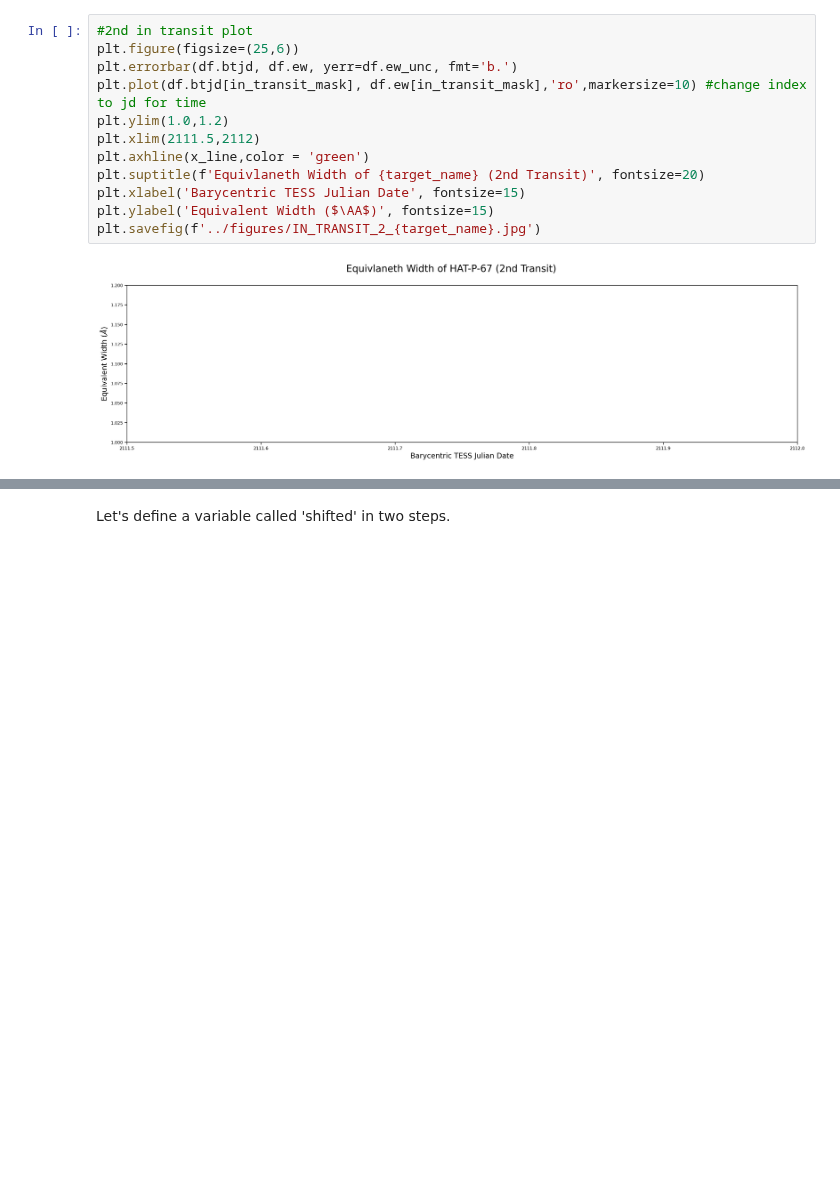
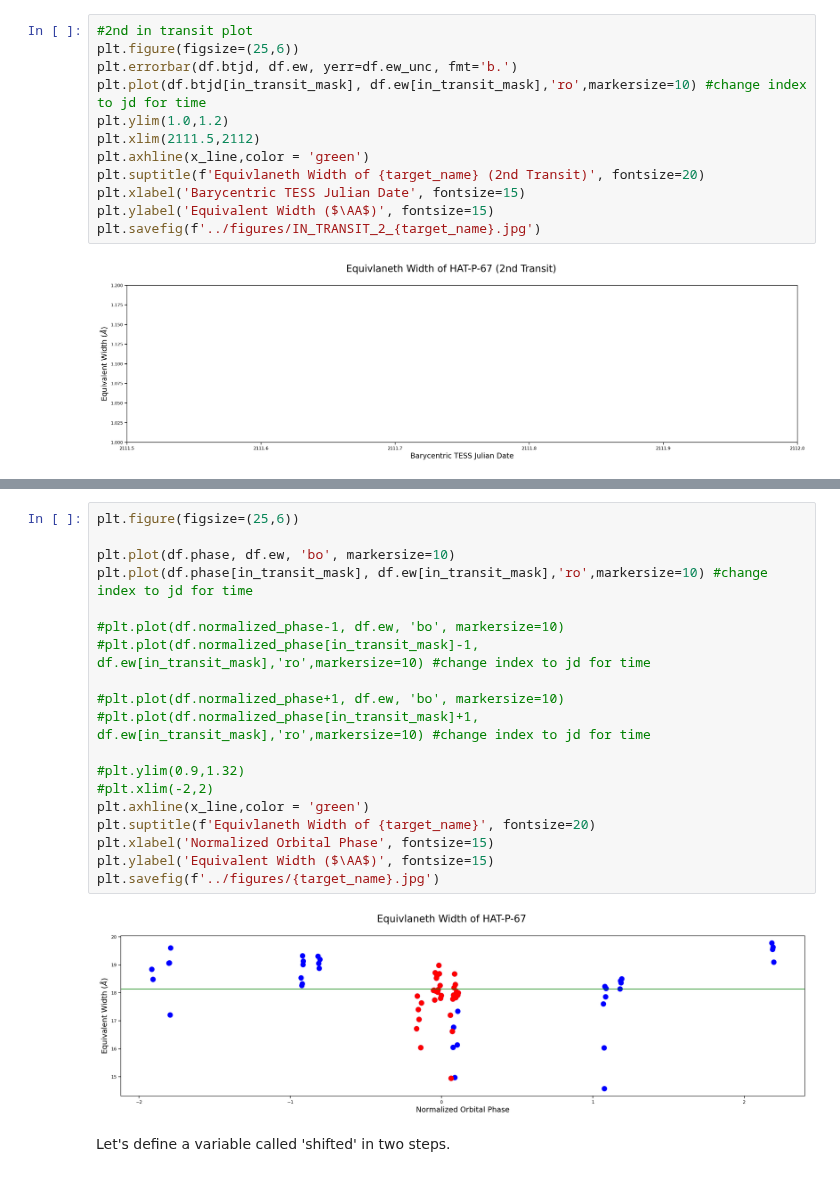
Before and after one commit to BrownDwarf/disperse, a Jupyter notebook: notebooks/08_plotting_results.ipynb, the cells around one changed output, grey strips where cells are left out. Drawn from its saved outputs; the diff is of its cells as text; blank space fills up the shorter version.

```diff
--- a/notebooks/08_plotting_results.ipynb
+++ b/notebooks/08_plotting_results.ipynb
@@ -169,3 +179,24 @@ plt.savefig(f'../figures/{target_name}.jpg')
+# %%
+plt.figure(figsize=(25,6))
+
+plt.plot(df.phase, df.ew, 'bo', markersize=10)
+plt.plot(df.phase[in_transit_mask], df.ew[in_transit_mask],'ro',markersize=10) #change index to jd for time
+
+#plt.plot(df.normalized_phase-1, df.ew, 'bo', markersize=10)
+#plt.plot(df.normalized_phase[in_transit_mask]-1, df.ew[in_transit_mask],'ro',markersize=10) #change index to jd for time
+
+#plt.plot(df.normalized_phase+1, df.ew, 'bo', markersize=10)
+#plt.plot(df.normalized_phase[in_transit_mask]+1, df.ew[in_transit_mask],'ro',markersize=10) #change index to jd for time
+
+#plt.ylim(0.9,1.32)
+#plt.xlim(-2,2)
+plt.axhline(x_line,color = 'green')
+plt.suptitle(f'Equivlaneth Width of {target_name}', fontsize=20)
+plt.xlabel('Normalized Orbital Phase', fontsize=15)
+plt.ylabel('Equivalent Width ($\AA$)', fontsize=15)
+plt.savefig(f'../figures/{target_name}.jpg')
+# %% [output]
+[figure, added]
 # %% [markdown]
 Let's define a variable called 'shifted' in two steps.
 # %%
```
Also changed, not shown: parts of 16 cells of this notebook, 2 other files.
